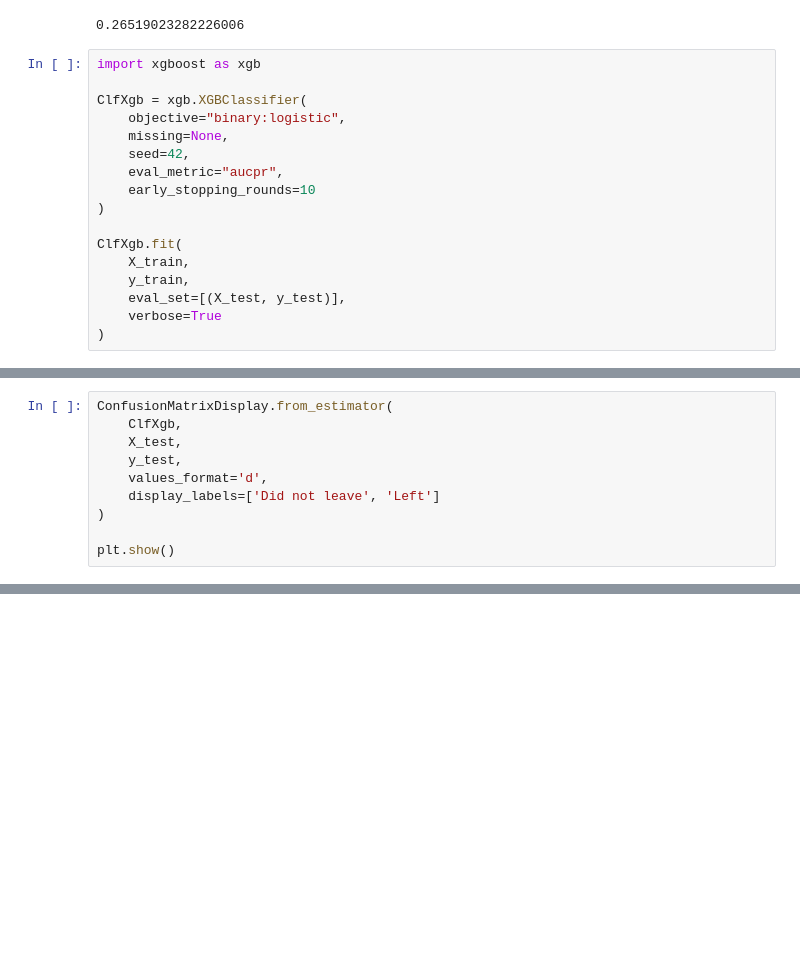
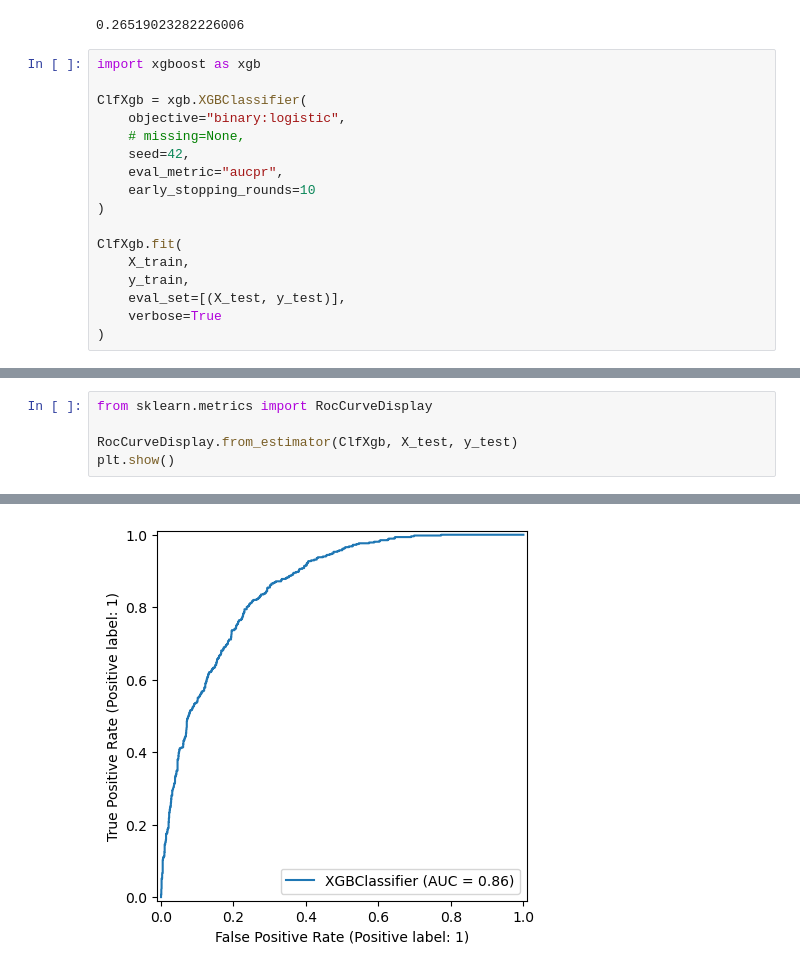
Before and after one commit to HardikLovesTech/XGBoost, a Jupyter notebook: XGBoost.ipynb, the cells around one changed output, grey strips where cells are left out. Saved outputs shown, nothing was run; the diff lists cells and outputs as text; blank space fills up the shorter version.

```diff
--- a/XGBoost.ipynb
+++ b/XGBoost.ipynb
@@ -310,7 +304,7 @@ import xgboost as xgb
 
 ClfXgb = xgb.XGBClassifier(
     objective="binary:logistic",
-    missing=None,
+    # missing=None,
     seed=42,
     eval_metric="aucpr",
     early_stopping_rounds=10
@@ -352,13 +346,8 @@ XGBClassifier(base_score=None, booster=None, callbacks=None,
               monotone_constraints=None, multi_strategy=None, n_estimators=None,
               n_jobs=None, num_parallel_tree=None, ...)
 # %%
-ConfusionMatrixDisplay.from_estimator(
-    ClfXgb,
-    X_test,
-    y_test,
-    values_format='d',
-    display_labels=['Did not leave', 'Left']
-)
+from sklearn.metrics import RocCurveDisplay
 
+RocCurveDisplay.from_estimator(ClfXgb, X_test, y_test)
 plt.show()
 # %% [output]
@@ -368,0 +354 @@ Stack trace:
+[figure, added]
```
Also changed, not shown: parts of 10 cells of this notebook.
